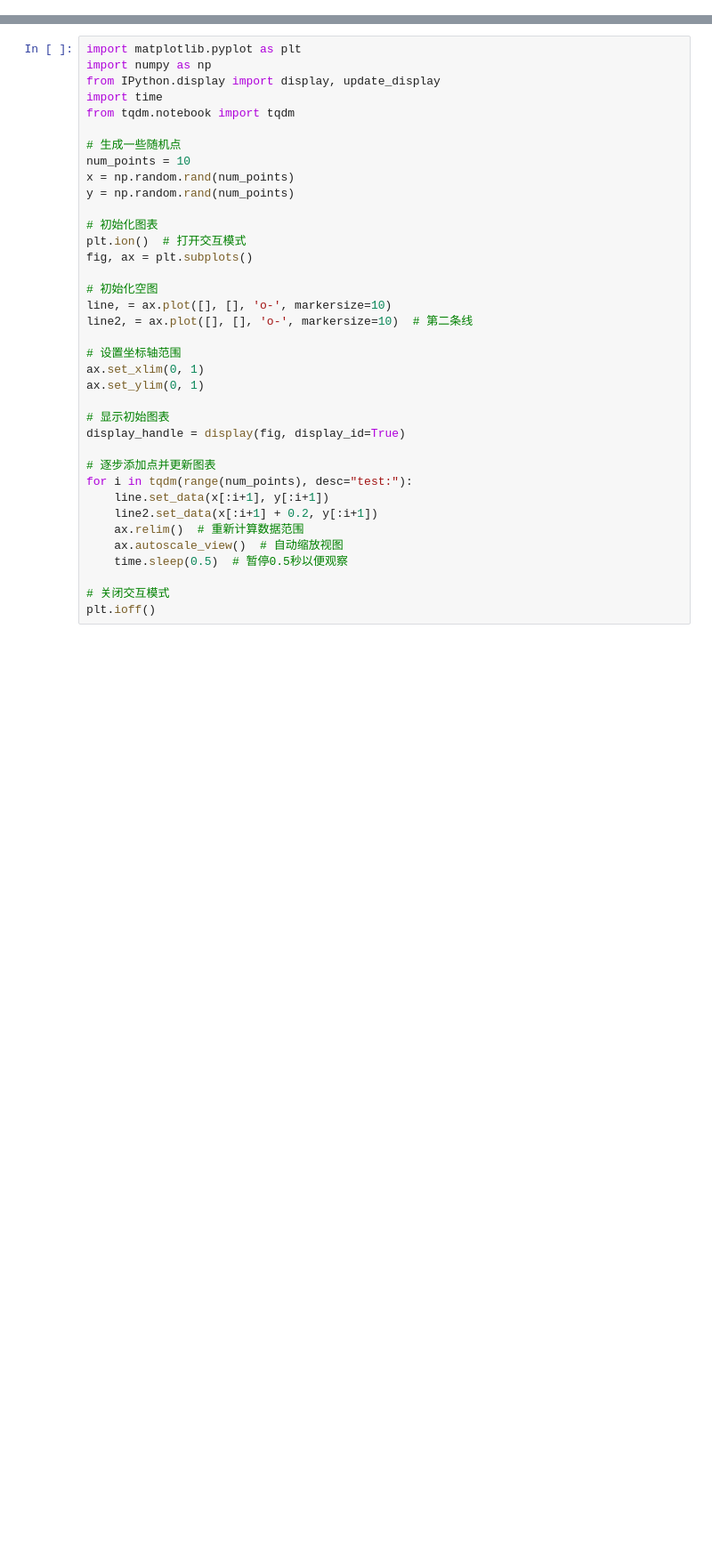
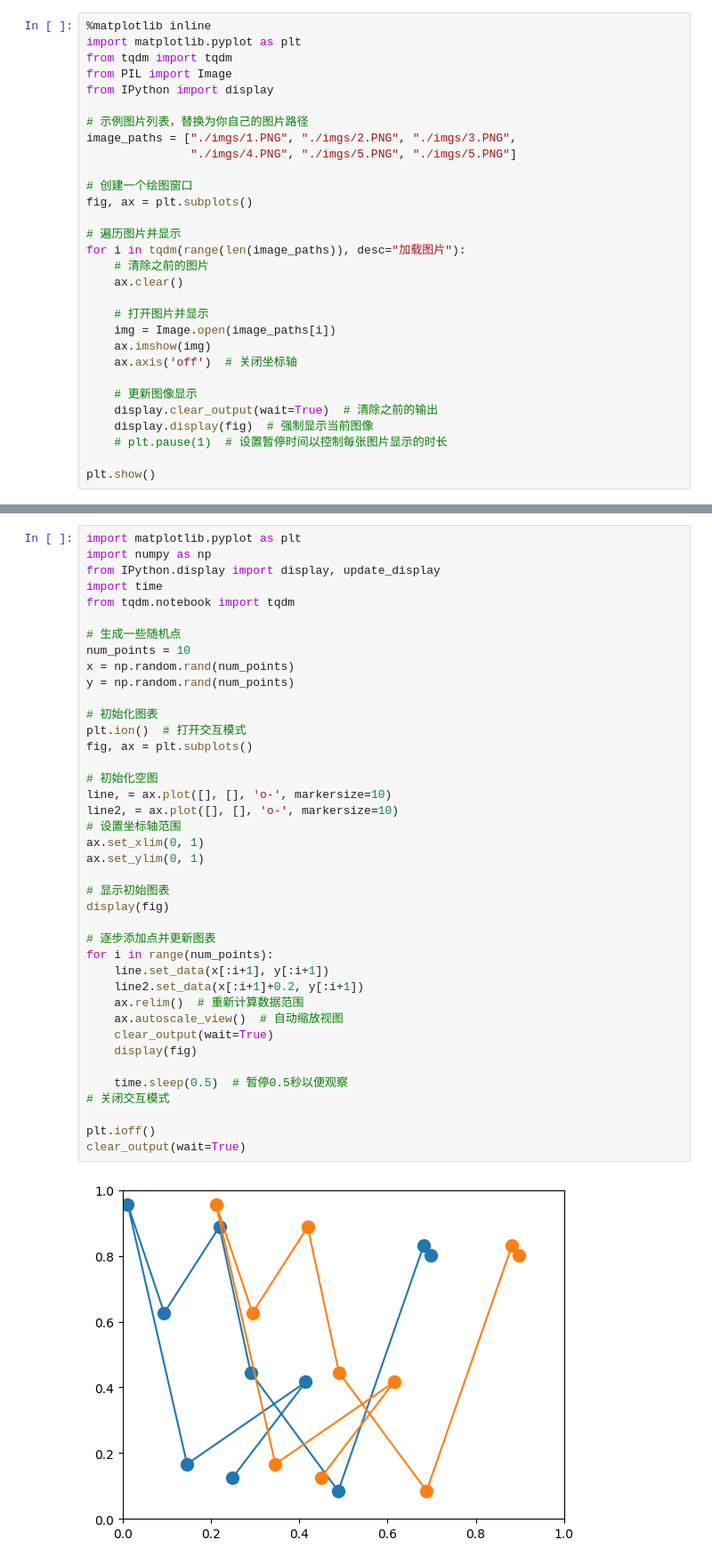
Before and after one commit to tianmaoyu/pytorch-learning, a Jupyter notebook: 21-vision-00.ipynb, the cells around one changed output, grey strips where cells are left out. Shown at 89% size. Drawn from its saved outputs; the diff is of its cells as text; blank space fills up the shorter version.

```diff
--- a/21-vision-00.ipynb
+++ b/21-vision-00.ipynb
@@ -0,0 +32,30 @@
+# %%
+%matplotlib inline
+import matplotlib.pyplot as plt
+from tqdm import tqdm
+from PIL import Image
+from IPython import display
+
+# 示例图片列表，替换为你自己的图片路径
+image_paths = ["./imgs/1.PNG", "./imgs/2.PNG", "./imgs/3.PNG",
+               "./imgs/4.PNG", "./imgs/5.PNG", "./imgs/5.PNG"]
+
+# 创建一个绘图窗口
+fig, ax = plt.subplots()
+
+# 遍历图片并显示
+for i in tqdm(range(len(image_paths)), desc="加载图片"):
+    # 清除之前的图片
+    ax.clear()
+
+    # 打开图片并显示
+    img = Image.open(image_paths[i])
+    ax.imshow(img)
+    ax.axis('off')  # 关闭坐标轴
+
+    # 更新图像显示
+    display.clear_output(wait=True)  # 清除之前的输出
+    display.display(fig)  # 强制显示当前图像
+    # plt.pause(1)  # 设置暂停时间以控制每张图片显示的时长
+
+plt.show()
@@ -2,36 +66,41 @@
 import matplotlib.pyplot as plt
 import numpy as np
 from IPython.display import display, update_display
 import time
 from tqdm.notebook import tqdm
 
 # 生成一些随机点
 num_points = 10
 x = np.random.rand(num_points)
 y = np.random.rand(num_points)
 
 # 初始化图表
 plt.ion()  # 打开交互模式
 fig, ax = plt.subplots()
 
 # 初始化空图
 line, = ax.plot([], [], 'o-', markersize=10)
-line2, = ax.plot([], [], 'o-', markersize=10)  # 第二条线
-
+line2, = ax.plot([], [], 'o-', markersize=10)
 # 设置坐标轴范围
 ax.set_xlim(0, 1)
 ax.set_ylim(0, 1)
 
 # 显示初始图表
-display_handle = display(fig, display_id=True)
+display(fig)
 
 # 逐步添加点并更新图表
-for i in tqdm(range(num_points), desc="test:"):
+for i in range(num_points):
     line.set_data(x[:i+1], y[:i+1])
-    line2.set_data(x[:i+1] + 0.2, y[:i+1])
+    line2.set_data(x[:i+1]+0.2, y[:i+1])
     ax.relim()  # 重新计算数据范围
     ax.autoscale_view()  # 自动缩放视图
+    clear_output(wait=True)
+    display(fig)
+
     time.sleep(0.5)  # 暂停0.5秒以便观察
+# 关闭交互模式
 
-# 关闭交互模式
 plt.ioff()
+clear_output(wait=True)
+# %% [output]
+[figure, added]
```
Also changed, not shown: parts of 4 cells of this notebook, 1 other file.
